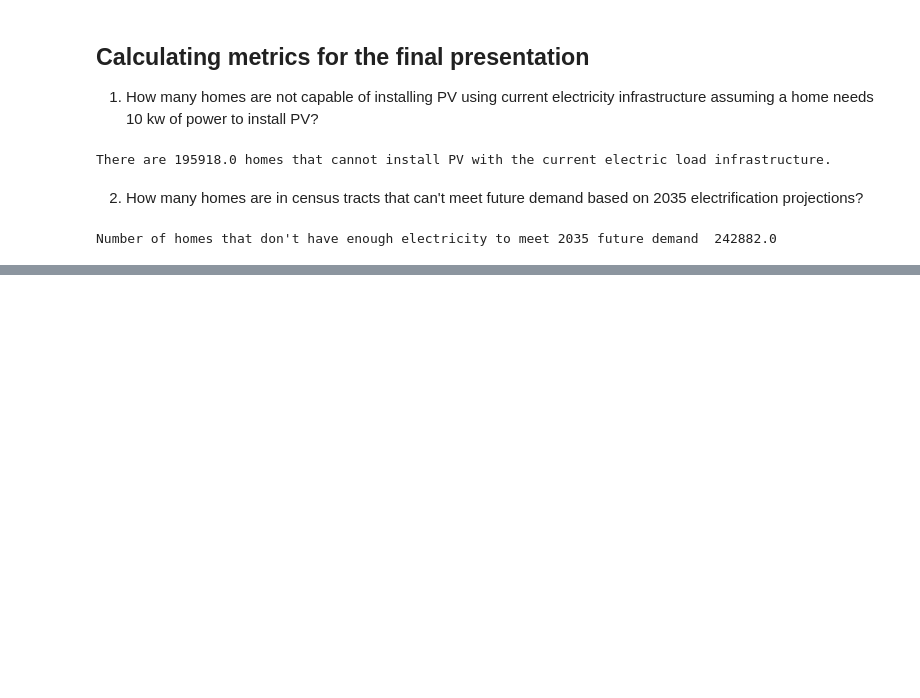
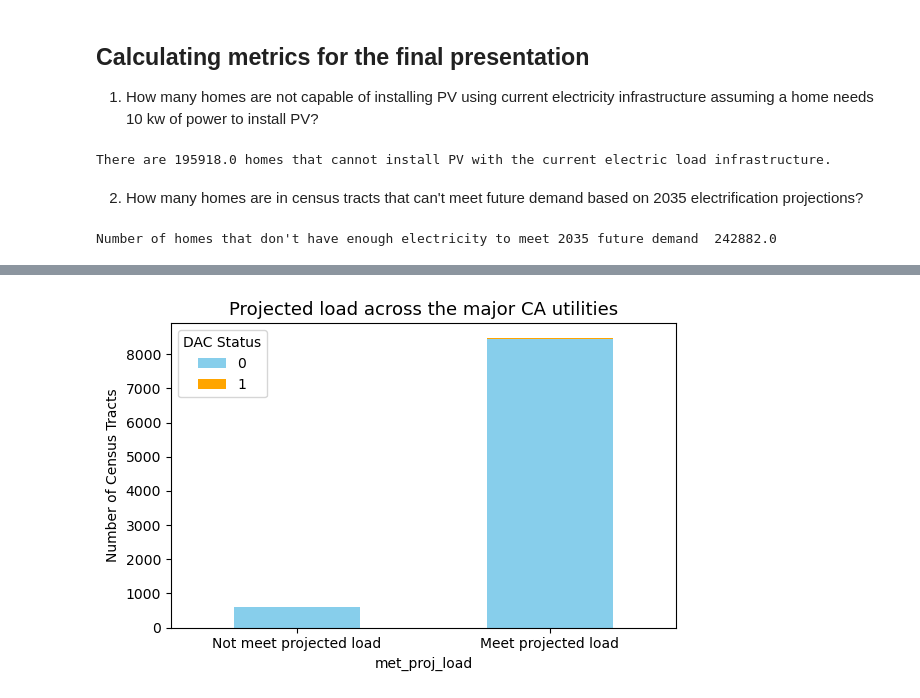
Before and after one commit to ElectriGrid/projected-load-analysis, a Jupyter notebook: headroom_vs_projected.ipynb, the cells around one changed output, grey strips where cells are left out. Drawn from its saved outputs; the diff is of its cells as text; code cells hidden in the pictures; blank space fills up the shorter version.

```diff
--- a/headroom_vs_projected.ipynb
+++ b/headroom_vs_projected.ipynb
@@ -14,6 +14,7 @@ from matplotlib.colors import PowerNorm, LogNorm
 from matplotlib.colors import TwoSlopeNorm
 # %%
 # load in data
+cal = gpd.read_file("../../../../../../capstone/electrigrid/data/dis_adv_comm/calenviroscreen50_D_12226.gdb")
 projected_load = pd.read_csv('/../../capstone/electrigrid/data/projected_load/tract_scenario_comparison.csv')
 tract_summary = pd.read_csv('/../../capstone/electrigrid/data/projected_load/tract_summary.csv')
 sce_hostcap = gpd.read_parquet('/../../capstone/electrigrid/data/census_hosting_capacity/sce_census_map_new.parquet')
@@ -427,0 +467,22 @@ Number of homes that don't have enough electricity to meet 2035 future demand  2
+# %%
+# keep only necessary columns
+cal_clean = cal[['tract', 'ZIP', 'Population', 'CIscore', 'AirOzone','AirPM25','Education', 'LinguisticIso', 'Poverty', 'Unemployment', 'White_Pct',
+       'Hispanic_Pct', 'Black_Pct', 'NatAmeri_Pct', 'Asian_Pct','OtherMulti_Pct']]
+
+
+# change tract column in `cal` to object
+cal_clean['tract'] = cal_clean['tract'].astype('string')
+
+# strip decimal (.0) at the end) -- ONLY RUN ONCE
+cal_clean['tract'] = cal_clean['tract'].str[:-2]
+
+# add start 0 back in -- ONLY RUN ONCE
+cal_clean['tract'] = '0' + cal_clean['tract']
+
+# remove the unnecessary pre-crusor number from the tract to match the projected load data
+cal_clean['tract'] = cal_clean['tract'].str[2:]
+
+# change the tract to int to match the load data
+cal_clean['tract'] = cal_clean['tract'].astype('int64')
+
+stats = pd.merge(cal_clean, iou_projected, left_on = "tract", right_on = "GEOID")
@@ -427,0 +517,22 @@ Number of homes that don't have enough electricity to meet 2035 future demand  2
+# %%
+# create a binary to state whether a census tract is a DAC
+stats['dac'] = np.where(stats['CIscore'] < 75, 0, 1 )
+# %%
+# Count by both dimensions
+counts = stats.groupby(['met_proj_load', 'dac']).size().unstack(fill_value=0)
+# counts is now a DataFrame with columns ['DAC', 'Non-DAC'] and rows [False, True]
+
+color_map = {0: 'skyblue', 1: 'orange'}
+labels = ['Not meet projected load', 'Meet projected load']
+
+fig, ax = plt.subplots(figsize=(6, 4))
+counts.plot(kind='bar', stacked=True, ax=ax, color=[color_map[c] for c in counts.columns])
+
+ax.set_xticklabels(labels, rotation=0)
+ax.set_title('Projected load across the major CA utilities', fontsize=13)
+ax.set_ylabel('Number of Census Tracts')
+ax.legend(title='DAC Status')
+plt.tight_layout()
+plt.show()
+# %% [output]
+[figure, added]
```
Also changed, not shown: parts of 5 cells of this notebook.
